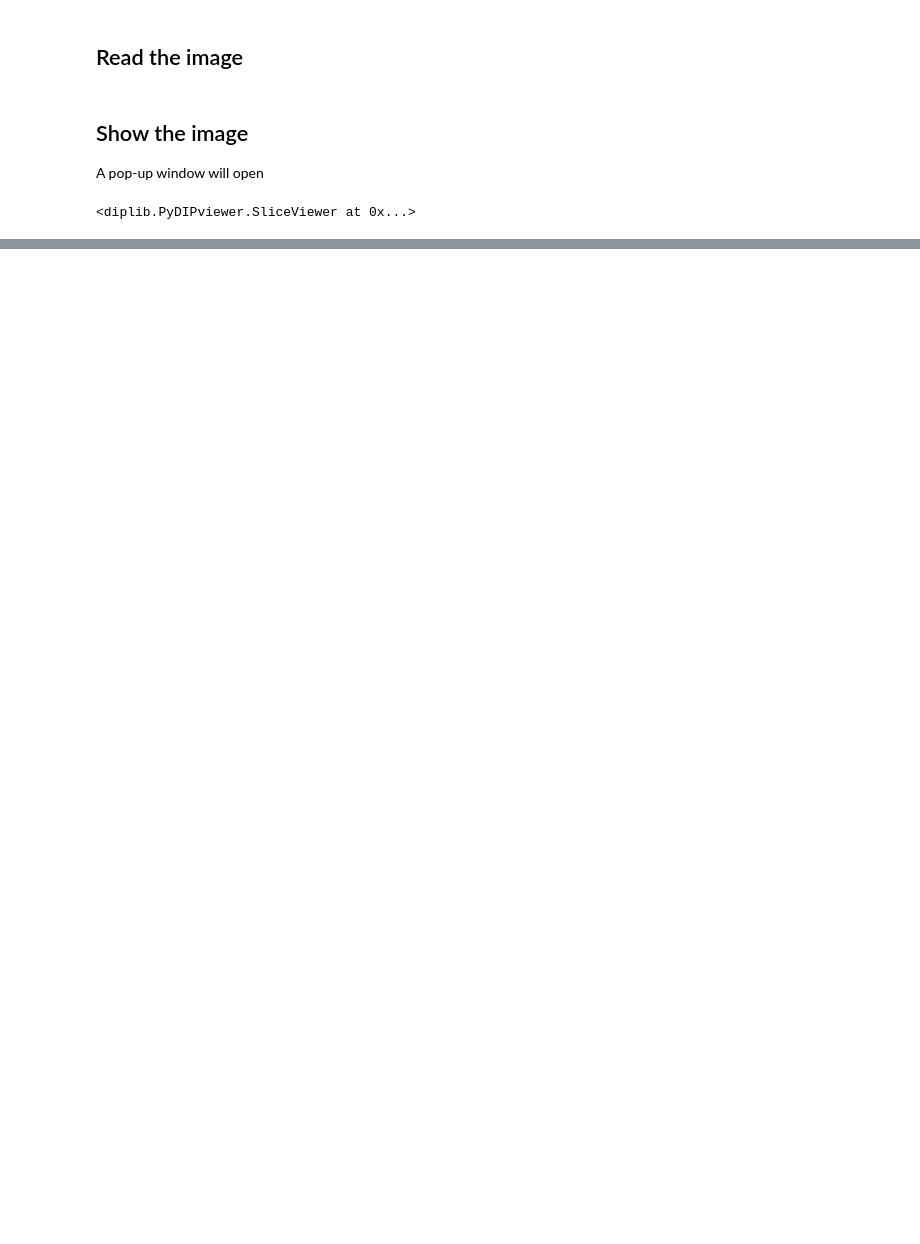
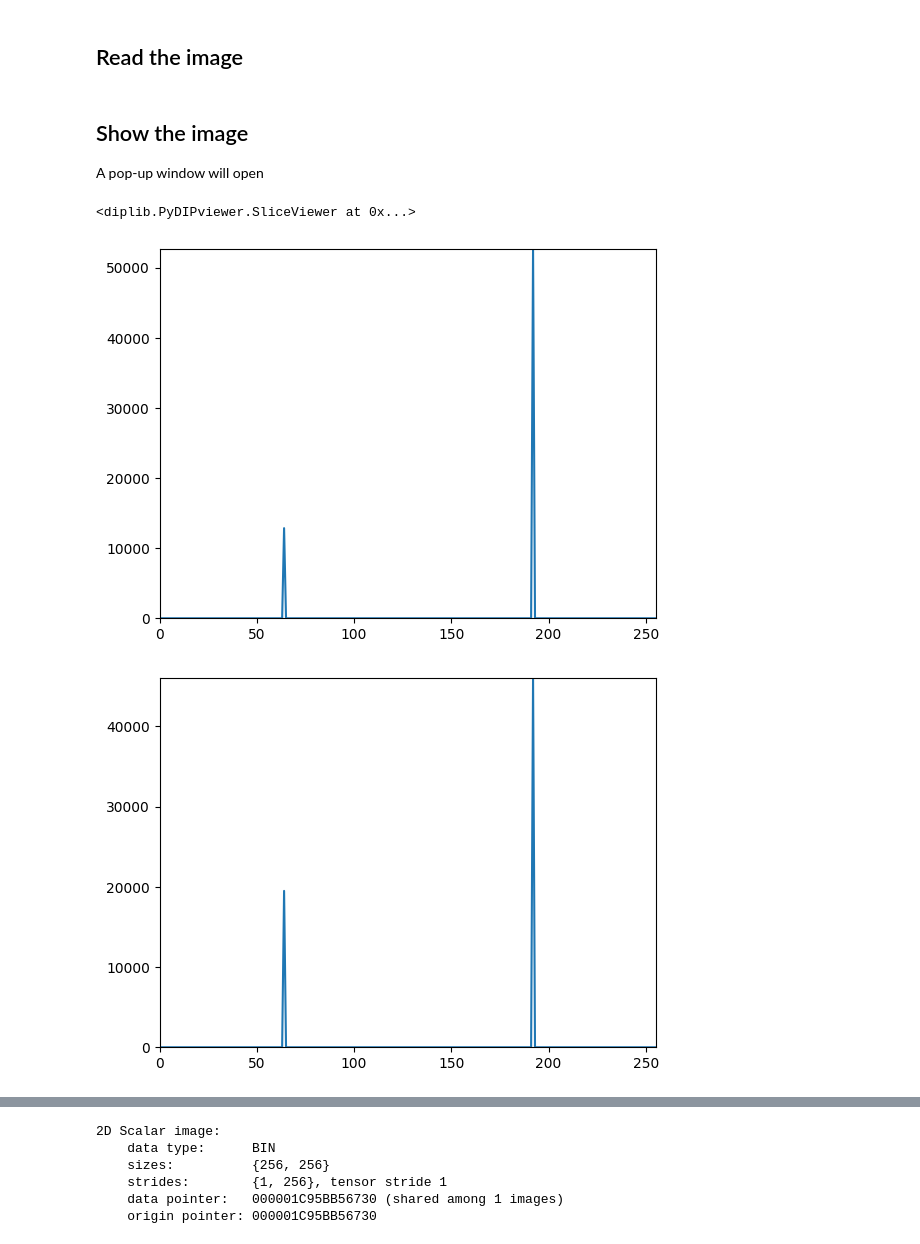
Before and after one commit to janzuromski/IA_Assignments, a Jupyter notebook: IAAM_Notebook.ipynb, the cells around one changed output, grey strips where cells are left out. Drawn from its saved outputs; the diff is of its cells as text; code cells hidden in the pictures; blank space fills up the shorter version.

```diff
--- a/IAAM_Notebook.ipynb
+++ b/IAAM_Notebook.ipynb
@@ -62,3 +65,16 @@ A pop-up window will open
 dip.viewer.Show(A)
 # %% [output]
 <diplib.PyDIPviewer.SliceViewer at 0x...>
+# %%
+def plot_histogram(file_name):
+    A = dip.ImageReadTIFF(os.path.join(iaam_images_path, file_name))
+    hist= dip.Histogram(A)
+    hist.Show()
+# %%
+file_names = ["rect1a.tif", "rect2a.tif", "rect3a.tif", "rect4a.tif"]
+
+for file_name in file_names:
+    plot_histogram(file_name)
+# %% [output]
+[figure, added]
+[figure, added]
@@ -64,0 +86,11 @@ dip.viewer.Show(A)
+# %%
+threshold = dip.IsodataThreshold(A)
+binary_image = A < 70
+print(threshold)
+# %% [output]
+2D Scalar image:
+    data type:      BIN
+    sizes:          {256, 256}
+    strides:        {1, 256}, tensor stride 1
+    data pointer:   000001C95BB56730 (shared among 1 images)
+    origin pointer: 000001C95BB56730
```
Also changed, not shown: parts of 17 cells of this notebook.
